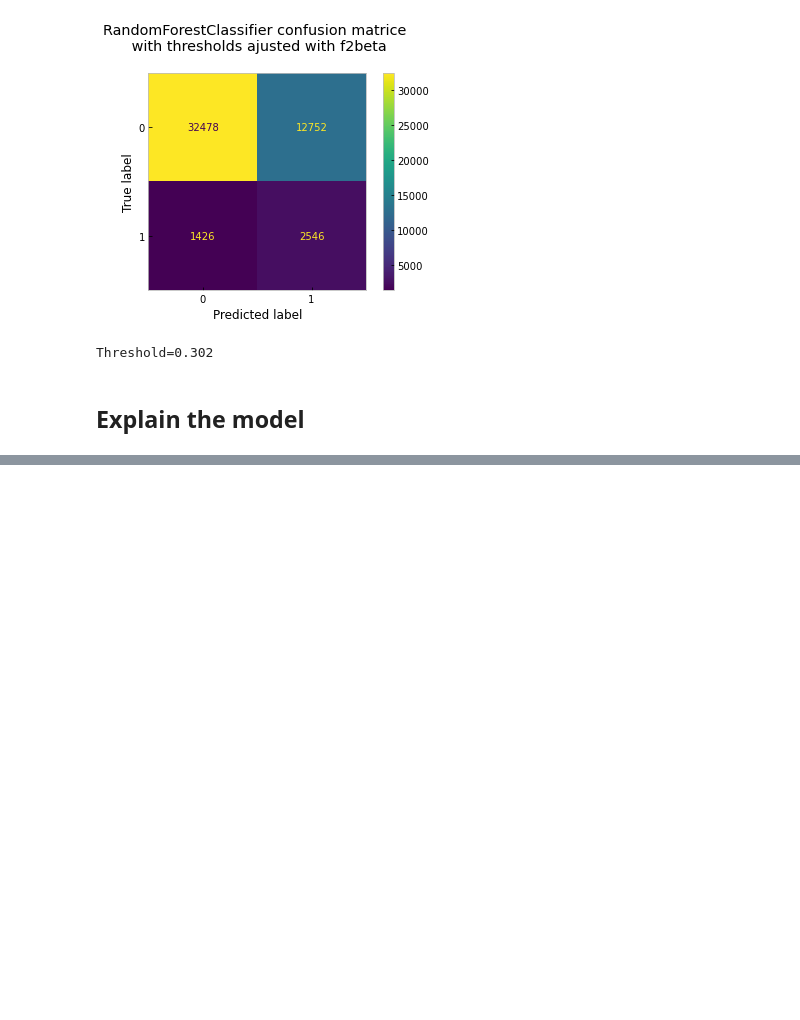
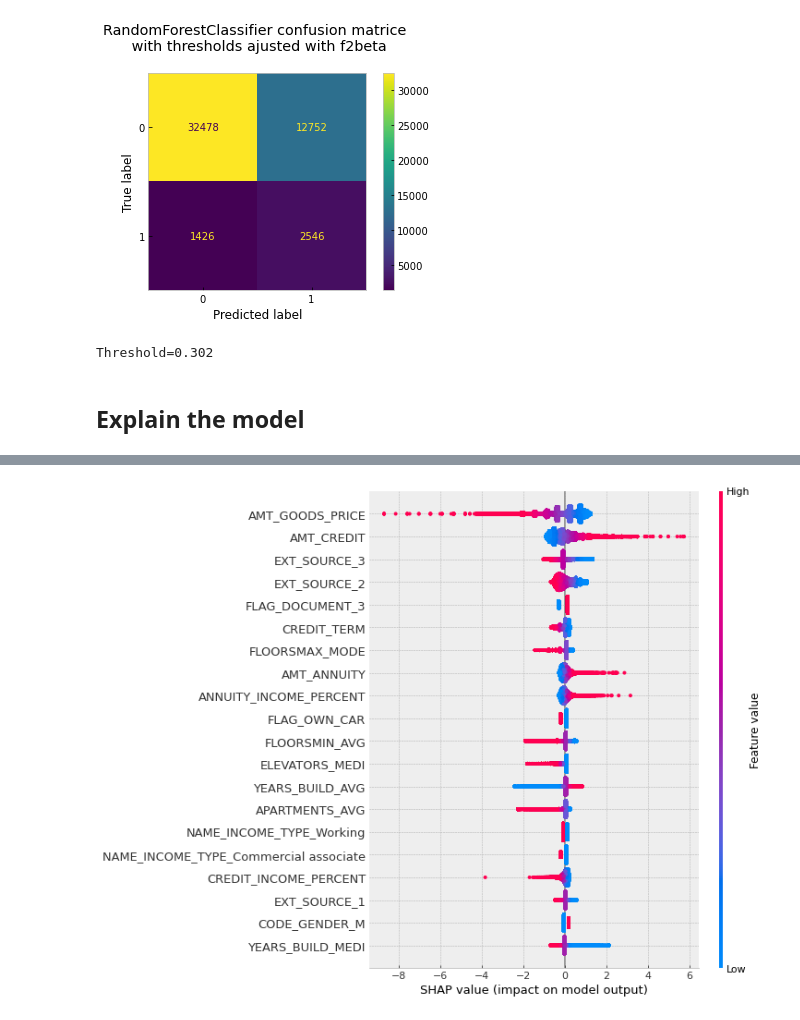
Before and after one commit to HuguesMAP/OC-P7-Impl-mentez-un-mod-le-de-scoring, a Jupyter notebook: Projet 7 - Implémentez un modèle de scoring - Modélisation.ipynb, the cells around one changed output, grey strips where cells are left out. Drawn from its saved outputs; the diff is of its cells as text; code cells hidden in the pictures; blank space fills up the shorter version.

```diff
--- a/Projet 7 - Implémentez un modèle de scoring - Modélisation.ipynb
+++ b/Projet 7 - Implémentez un modèle de scoring - Modélisation.ipynb
@@ -880,0 +896,5 @@ shap.plots.bar(shap_values)
+# %%
+#plot the feature importance
+shap.summary_plot(shap_values, X_sample2_train_preproc, feature_names=features)
+# %% [output]
+[figure, added]
```
Also changed, not shown: parts of 34 cells of this notebook.
